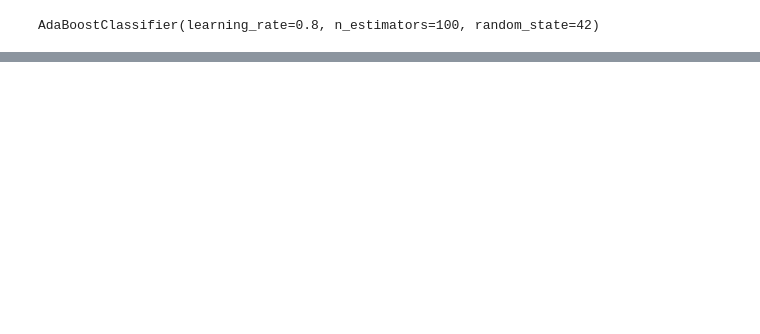
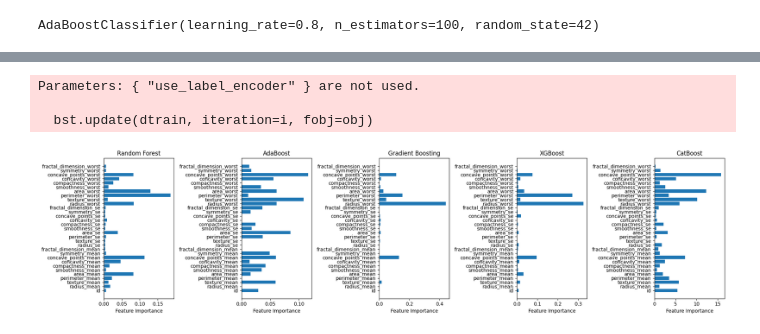
Before and after one commit to priyanka0178885547/ML-LAB, a Jupyter notebook: week8.ipynb, the cells around one changed output, grey strips where cells are left out. Saved outputs shown, nothing was run; the diff lists cells and outputs as text; code cells hidden in the pictures; blank space fills up the shorter version.

```diff
--- a/week8.ipynb
+++ b/week8.ipynb
@@ -444,0 +520,4 @@ CatBoost (Regression) MSE: 0.00040229902602970986
+# %%
+sc = StandardScaler()
+X_train_scaled = sc.fit_transform(X_train2)
+X_test_scaled = sc.transform(X_test2)
@@ -444,0 +715,19 @@ CatBoost (Regression) MSE: 0.00040229902602970986
+# %%
+importances = {}
+for name, model in models.items():
+    if hasattr(model, 'feature_importances_'):
+        model.fit(X_1, y_1)
+        importances[name] = model.feature_importances_
+
+fig, axes = plt.subplots(1, len(importances), figsize=(20, 5))
+for ax, (name, imp) in zip(axes, importances.items()):
+    ax.barh(feature_names, imp)
+    ax.set_title(name)
+    ax.set_xlabel("Feature Importance")
+plt.tight_layout()
+plt.show()
+# %% [output]
+Parameters: { "use_label_encoder" } are not used.
+
+  bst.update(dtrain, iteration=i, fobj=obj)
+[figure, added]
```
Also changed, not shown: parts of 47 cells of this notebook.
